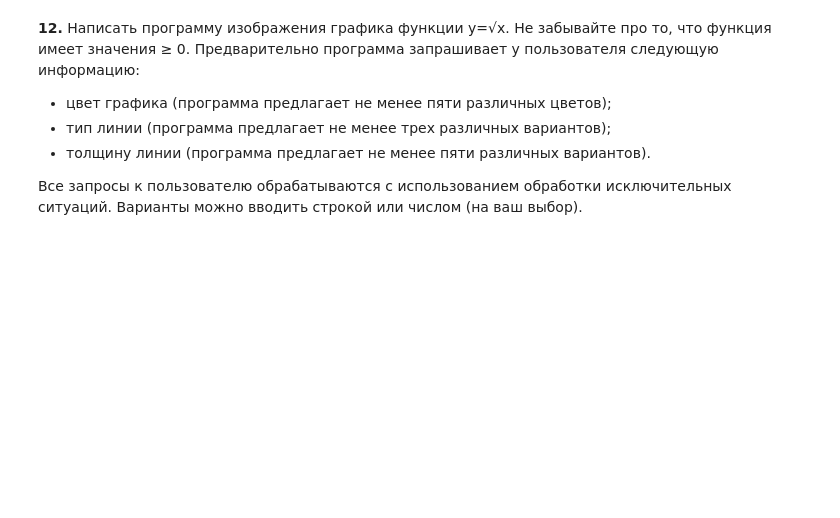
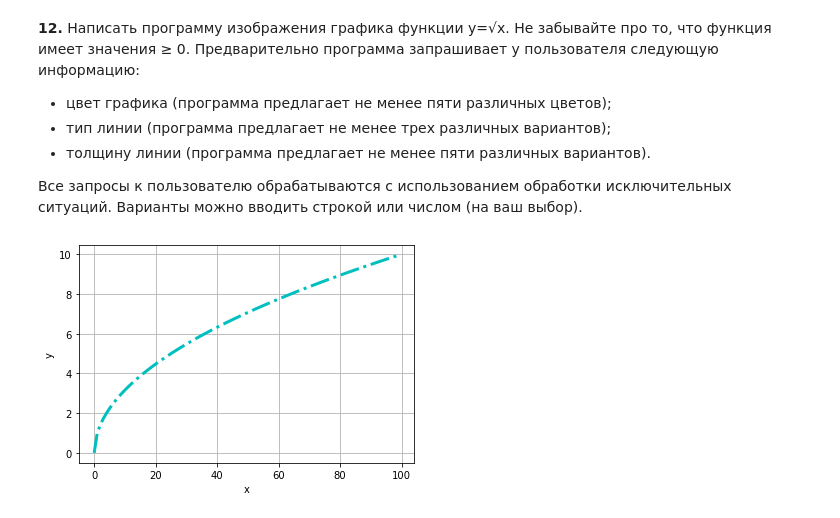
Before and after one commit to Strafred/vyatkaretto, a Jupyter notebook: lab_5/Lab_Python_5_PMI.ipynb, the cells around one changed output. Cells and saved outputs as stored; diff of their text form; code cells hidden in the pictures; blank space fills up the shorter version.

```diff
--- a/lab_5/Lab_Python_5_PMI.ipynb
+++ b/lab_5/Lab_Python_5_PMI.ipynb
@@ -352,3 +352,54 @@ plt.show()
 * толщину линии (программа предлагает не менее пяти различных вариантов).
 
 Все запросы к пользователю обрабатываются с использованием обработки исключительных ситуаций. Варианты можно вводить строкой или числом (на ваш выбор).
+# %%
+def get_color():
+    colors = ['b', 'g', 'r', 'c', 'y']
+    while True:
+        try:
+            color_choice = int(input("Выберите цвет (1 - синий, 2 - зеленый, 3 - красный, 4 - циан, 5 - жёлтый):"))
+            if 1 <= color_choice <= 5:
+                return colors[color_choice - 1]
+            else:
+                input("Некорректный выбор. Пожалуйста, выберите цвет от 1 до 5.")
+        except ValueError:
+            input("Некорректный ввод. Введите число от 1 до 5.")
+
+def get_line_style():
+    line_styles = ['-', '--', '-.']
+    while True:
+        try:
+            style_choice = int(input("Выберите тип линии (1 - сплошная линия, 2 - пунктир, 3 - пунктир с точкой):"))
+            if 1 <= style_choice <= 3:
+                return line_styles[style_choice - 1]
+            else:
+                input("Некорректный выбор. Пожалуйста, выберите тип линии от 1 до 3.")
+        except ValueError:
+            input("Некорректный ввод. Введите число от 1 до 3.")
+
+def get_line_width():
+    while True:
+        try:
+            width = float(input("Введите толщину линии (0.1 - 5.0):"))
+            if 0.1 <= width <= 5.0:
+                return width
+            else:
+                input("Некорректное значение. Пожалуйста, введите толщину линии от 0.1 до 5.0.")
+        except ValueError:
+            input("Некорректный ввод. Введите число с плавающей точкой от 0.1 до 5.0.")
+
+
+color = get_color()
+line_style = get_line_style()
+line_width = get_line_width()
+
+x = [i for i in range(0, 100)]
+y = [i ** 0.5 for i in x]
+
+plt.plot(x, y, color=color, linestyle=line_style, linewidth=line_width)
+plt.xlabel('x')
+plt.ylabel('y')
+plt.grid(True)
+plt.show()
+# %% [output]
+[figure, added]
```
Also changed, not shown: parts of 1 cell of this notebook.
